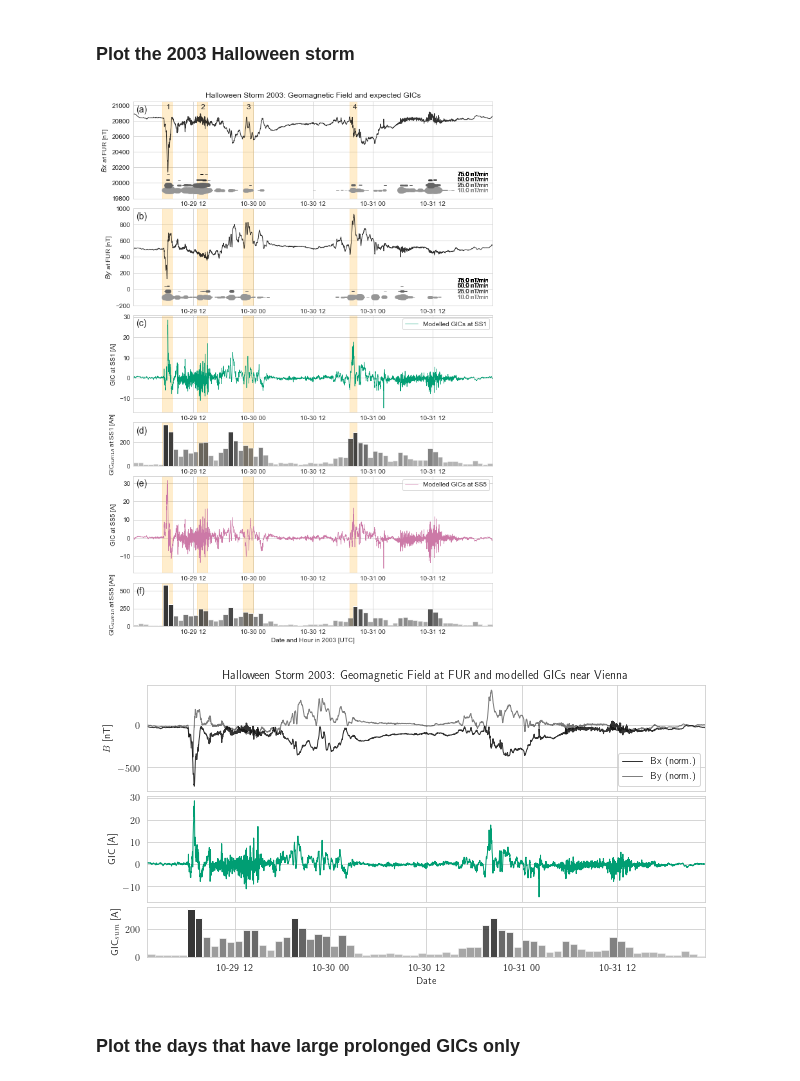
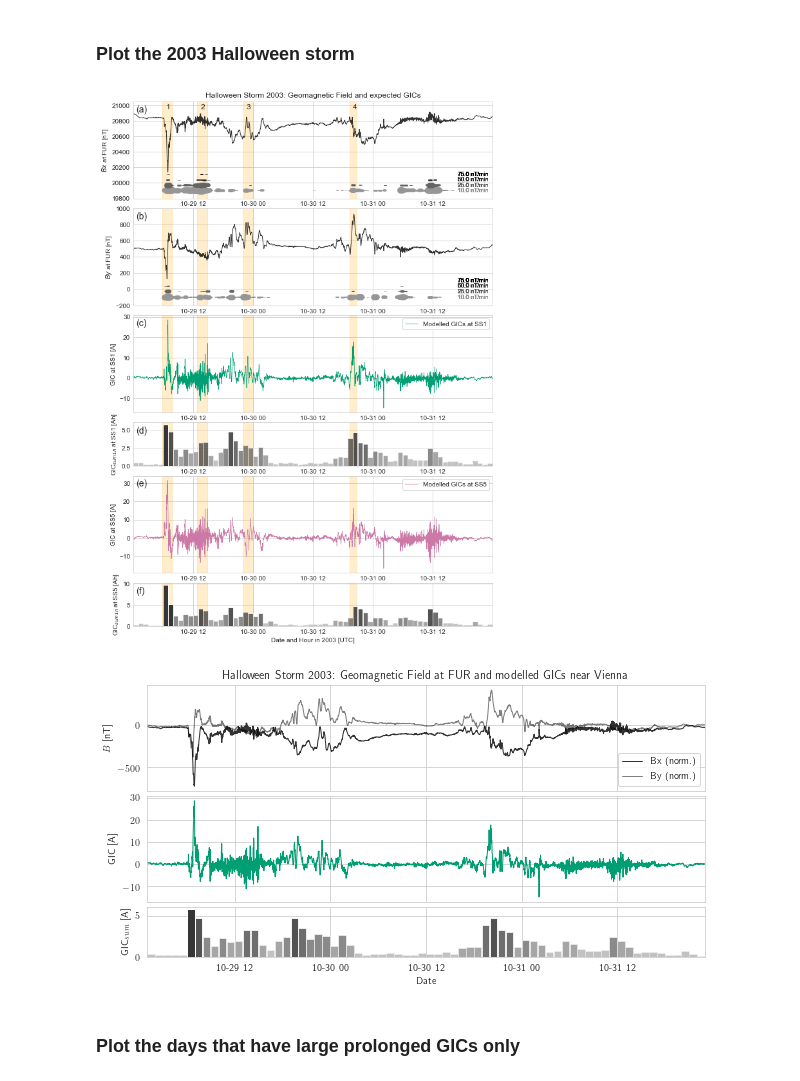
Before and after one commit to bairaelyn/SOLARWIND2GIC, a Jupyter notebook: 2_HistoricalAnalysis.ipynb, the cells around one changed output. Drawn from its saved outputs; the diff is of its cells as text; code cells hidden in the pictures.

```diff
--- a/2_HistoricalAnalysis.ipynb
+++ b/2_HistoricalAnalysis.ipynb
@@ -335,7 +335,7 @@ while cut2 < len(gic_fit_SS1):
     t_sums.append(zero_time + timedelta(minutes=int(cut1+window_len/2)))
     inds_sums.append(cut1 + window_len/2.)
     cut1 += window_len
-inds_sums, gic_SS1_sums, gic_SS5_sums = np.array(inds_sums), np.array(gic_SS1_sums), np.array(gic_SS5_sums)
+inds_sums, gic_SS1_sums, gic_SS5_sums = np.array(inds_sums), np.array(gic_SS1_sums)/window_len, np.array(gic_SS5_sums)/window_len
 t_sums = np.array(t_sums)
 # %%
 fig, (ax_db, ax_gic, ax_sum) = plt.subplots(1,3, figsize=(11,3.2))
@@ -365,7 +365,7 @@ ax_gic.set_xlabel(r"GIC [A]")
 max_sum = np.max((np.abs(gic_SS1_sums).max(), np.abs(gic_SS5_sums).max()))
 sns.distplot(gic_SS1_sums, label='SS1', color=c_SS1, bins=nbins, ax=ax_sum, kde=False, hist_kws=dict(alpha=0.5, histtype="stepfilled", range=[0, max_sum]))
 sns.distplot(gic_SS5_sums, label='SS5', color=c_SS5, bins=nbins, ax=ax_sum, kde=False, hist_kws=dict(alpha=0.5, histtype="stepfilled", range=[0, max_sum]))
-ax_sum.set_xlim([0, max_sum+20])
+ax_sum.set_xlim([0, max_sum+20/60])
 ax_sum.set_title(r'Histogram of modelled GIC$_{sum1h}$')
 ax_sum.set_xlabel(r"GIC$_{sum1h}$ [Ah]")
 
@@ -455,7 +455,7 @@ print(len(max_SS5_datelist), max_SS5_datelist)
 # %% [markdown]
 #### Cumulative GIC values
 # %%
-sums_inds = np.where(gic_SS1_sums > 120)[0]
+sums_inds = np.where(gic_SS1_sums > 2)[0]
 date_list_SS1, max_list_SS1 = [], []
 for max_ind in sums_inds:
     num_of_mins = inds_sums[max_ind]
@@ -464,7 +464,7 @@ for max_ind in sums_inds:
     max_list_SS1.append(gic_SS1_sums[int(max_ind)])
 max_gictot_SS1 = pd.Series(max_list_SS1, index=date_list_SS1).sort_values(ascending=False)
 
-sums_inds = np.where(gic_SS5_sums > 150)[0]
+sums_inds = np.where(gic_SS5_sums > 2)[0]
 date_list_SS5, max_list_SS5 = [], []
 for max_ind in sums_inds:
     num_of_mins = inds_sums[max_ind]
@@ -474,18 +474,19 @@ for max_ind in sums_inds:
 max_gictot_SS5 = pd.Series(max_list_SS5, index=date_list_SS5).sort_values(ascending=False)
 # %%
 # List of days from cumulative GICs
+ndays = 10
 # at SS1
 max_cumSS1_datelist = []
 for x in max_gictot_SS1.index:
-    if str(x)[:10] not in max_cumSS1_datelist:
-        max_cumSS1_datelist.append(str(x)[:10])
-max_cumSS1_datelist = max_cumSS1_datelist[:10]
+    if str(x)[:ndays] not in max_cumSS1_datelist:
+        max_cumSS1_datelist.append(str(x)[:ndays])
+max_cumSS1_datelist = max_cumSS1_datelist[:ndays]
 # at SS5
 max_cumSS5_datelist = []
 for x in max_gictot_SS5.index:
-    if str(x)[:10] not in max_cumSS5_datelist:
-        max_cumSS5_datelist.append(str(x)[:10])
-max_cumSS5_datelist = max_cumSS5_datelist[:10]
+    if str(x)[:ndays] not in max_cumSS5_datelist:
+        max_cumSS5_datelist.append(str(x)[:ndays])
+max_cumSS5_datelist = max_cumSS5_datelist[:ndays]
 print(len(max_cumSS1_datelist), max_cumSS1_datelist)
 print(len(max_cumSS5_datelist), max_cumSS5_datelist)
 # %% [output]
@@ -671,38 +672,38 @@ for ax, ann in zip([ax3, ax5], ['d', 'f']): # small axes
     ax.text(0.007, 0.75, "({})".format(ann), transform=ax.transAxes, fontsize=14)
 
 # Plot the cumulative sums:
-color_step = 10
+color_step = 1
 low_alpha = 0.3
 event_inds = np.where(np.logical_and(t_sums >= hs_start, t_sums < hs_end))
 gic_SS1_sums_event = gic_SS1_sums[event_inds]
 gic_SS5_sums_event = gic_SS5_sums[event_inds]
 t_sums_event = t_sums[event_inds]
 c_sums = '#363636'
 bar_width = 4e-2
 for i_bars in range(0, int(gic_SS1_sums_event.max())+color_step, color_step):
     inds = np.logical_and(gic_SS1_sums_event >= i_bars, gic_SS1_sums_event < i_bars + color_step)
-    ax3.bar(t_sums_event[inds], gic_SS1_sums_event[inds], width=bar_width, fc=c_sums, alpha=np.min([low_alpha+i_bars/300.*(1.0-low_alpha),1]))
+    ax3.bar(t_sums_event[inds], gic_SS1_sums_event[inds], width=bar_width, fc=c_sums, alpha=np.min([low_alpha+i_bars/5.*(1.0-low_alpha),1]))
 for i_bars in range(0, int(gic_SS5_sums_event.max())+color_step, color_step):
     inds = np.logical_and(gic_SS5_sums_event >= i_bars, gic_SS5_sums_event < i_bars + color_step)
-    ax5.bar(t_sums_event[inds], gic_SS5_sums_event[inds], width=bar_width, fc=c_sums, alpha=np.min([low_alpha+i_bars/300.*(1.0-low_alpha),1]))
+    ax5.bar(t_sums_event[inds], gic_SS5_sums_event[inds], width=bar_width, fc=c_sums, alpha=np.min([low_alpha+i_bars/5.*(1.0-low_alpha),1]))
 
 for ax in [ax1, ax12, ax2, ax3, ax4, ax5]:
     ax.tick_params(axis='y', pad=1)
     ax.tick_params(axis='x', pad=1)
 
 ax1.set_title("Halloween Storm 2003: Geomagnetic Field and expected GICs")
 ax1.set_ylabel(r"$Bx$ at FUR [nT]")
 ax12.set_ylabel(r"$By$ at FUR [nT]")
 ax2.set_ylabel(r"GIC at SS1 [A]")
 ax3.set_ylabel(r"GIC$_{sum1h}$ at SS1 [Ah]")
 ax4.set_ylabel(r"GIC at SS5 [A]")
 ax5.set_ylabel(r"GIC$_{sum1h}$ at SS5 [Ah]")
 ax5.set_xlabel("Date and Hour in 2003 [UTC]")
 plt.subplots_adjust(hspace=0.23)
 plt.savefig(os.path.join(plot_path, "halloween.png"), dpi=300, bbox_inches='tight')
 plt.show()
 # %% [output]
-[figure, old version]
+[figure, new version]
 # %%
 # Reduced plot:
 matplotlib.rc('text', usetex=True)
@@ -724,13 +725,13 @@ ax1.legend()
 ax2.plot_date(halloween_storm.index, gic_2003_SS1, '-', lw=1, c=c_SS1)
 
 # Plot the cumulative sum:
-color_step = 10
+color_step = 1
 low_alpha = 0.3
 # Set a time axis. Bars with time as x-axis throw an error without this
 ax3.plot_date([halloween_storm.index[0], halloween_storm.index[-1]], [0.,0.], c='white', lw=0.)
 for i_bars in range (0, int(gic_SS1_sums_event.max())+color_step, color_step):
     inds = np.logical_and(gic_SS1_sums_event >= i_bars, gic_SS1_sums_event < i_bars + color_step)
-    ax3.bar(t_sums_event[inds], gic_SS1_sums_event[inds], width=bar_width, fc=c_sums, alpha=np.min([low_alpha+i_bars/300.*(1.0-low_alpha),1]))
+    ax3.bar(t_sums_event[inds], gic_SS1_sums_event[inds], width=bar_width, fc=c_sums, alpha=np.min([low_alpha+i_bars/5.*(1.0-low_alpha),1]))
 
 ax1.set_title("Halloween Storm 2003: Geomagnetic Field at FUR and modelled GICs near Vienna")
 ax1.set_ylabel(r"$B$ [nT]")
@@ -741,7 +742,7 @@ plt.subplots_adjust(hspace=0.1)
 plt.savefig(os.path.join(plot_path, "halloween_reduced.png"), dpi=300, bbox_inches='tight')
 plt.show()
 # %% [output]
-[figure, old version]
+[figure, new version]
 # %% [markdown]
 ### Plot the days that have large prolonged GICs only
 # %%
```
Also changed, not shown: parts of 3 cells of this notebook, 2 other files.
